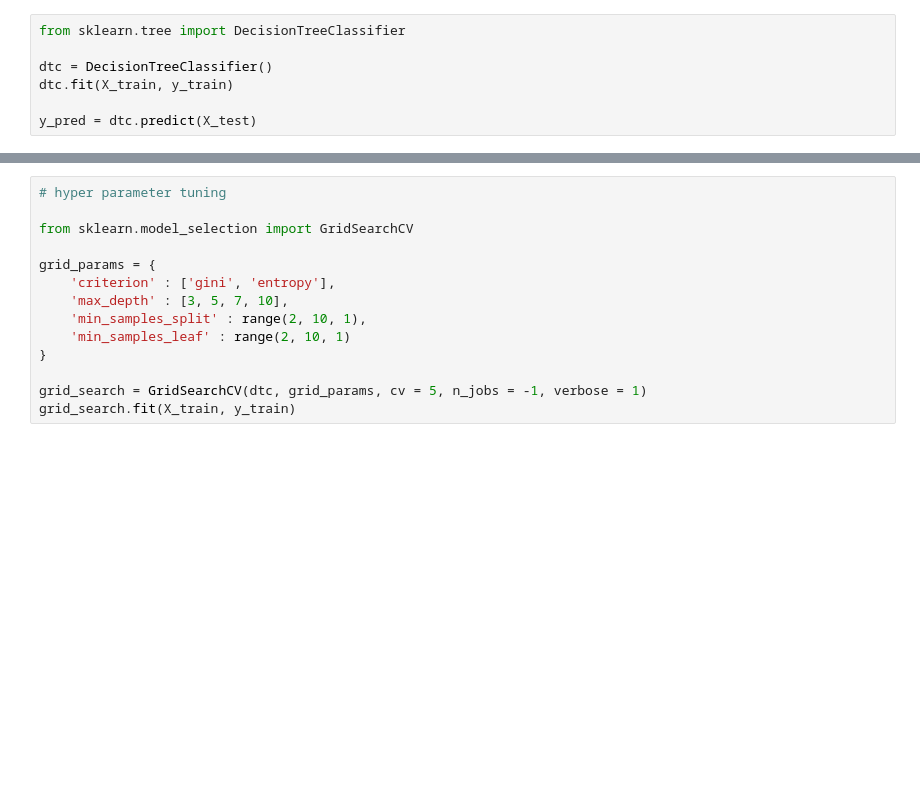
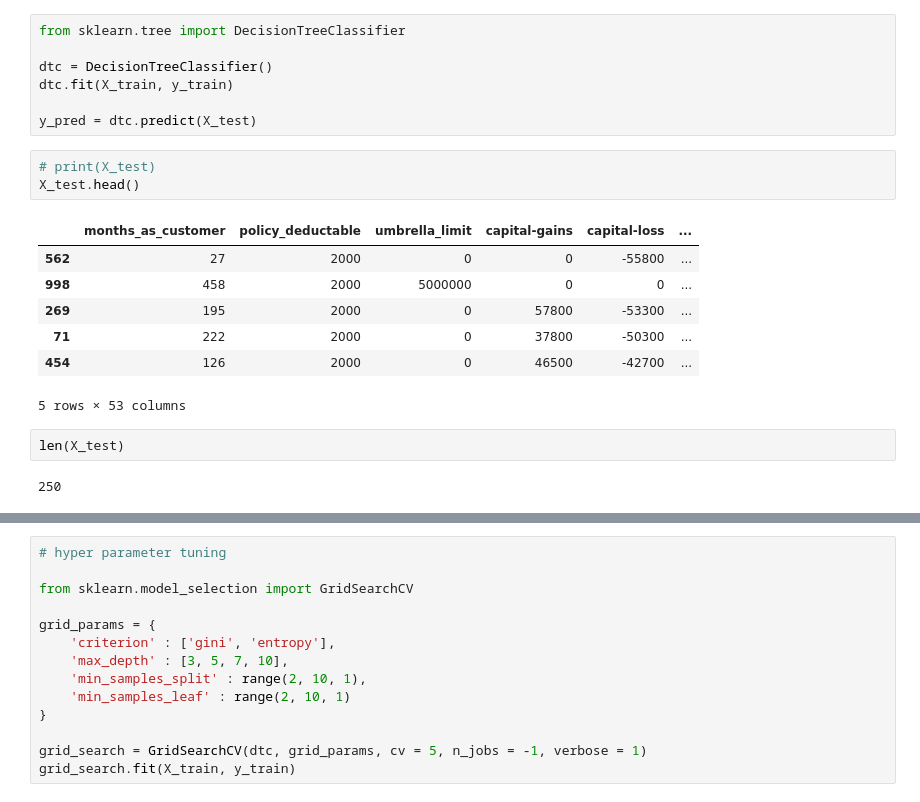
Before and after one commit to HackRx50/PS5-Signifyyy, a Jupyter notebook: model/training_model/index.ipynb, the cells around one changed output, grey strips where cells are left out. Saved outputs shown, nothing was run; the diff lists cells and outputs as text; blank space fills up the shorter version.

```diff
--- a/model/training_model/index.ipynb
+++ b/model/training_model/index.ipynb
@@ -399,3 +399,18 @@ dtc = DecisionTreeClassifier()
 dtc.fit(X_train, y_train)
 
 y_pred = dtc.predict(X_test)
+# %%
+# print(X_test)
+X_test.head()
+# %% [output]
+|  | months_as_customer | policy_deductable | umbrella_limit | capital-gains | capital-loss | ... |
+| 562 | 27 | 2000 | 0 | 0 | -55800 | ... |
+| 998 | 458 | 2000 | 5000000 | 0 | 0 | ... |
+| 269 | 195 | 2000 | 0 | 57800 | -53300 | ... |
+| 71 | 222 | 2000 | 0 | 37800 | -50300 | ... |
+| 454 | 126 | 2000 | 0 | 46500 | -42700 | ... |
+5 rows × 53 columns
+# %%
+len(X_test)
+# %% [output]
+250
```
Also changed, not shown: parts of 5 cells of this notebook, 2 other files.
